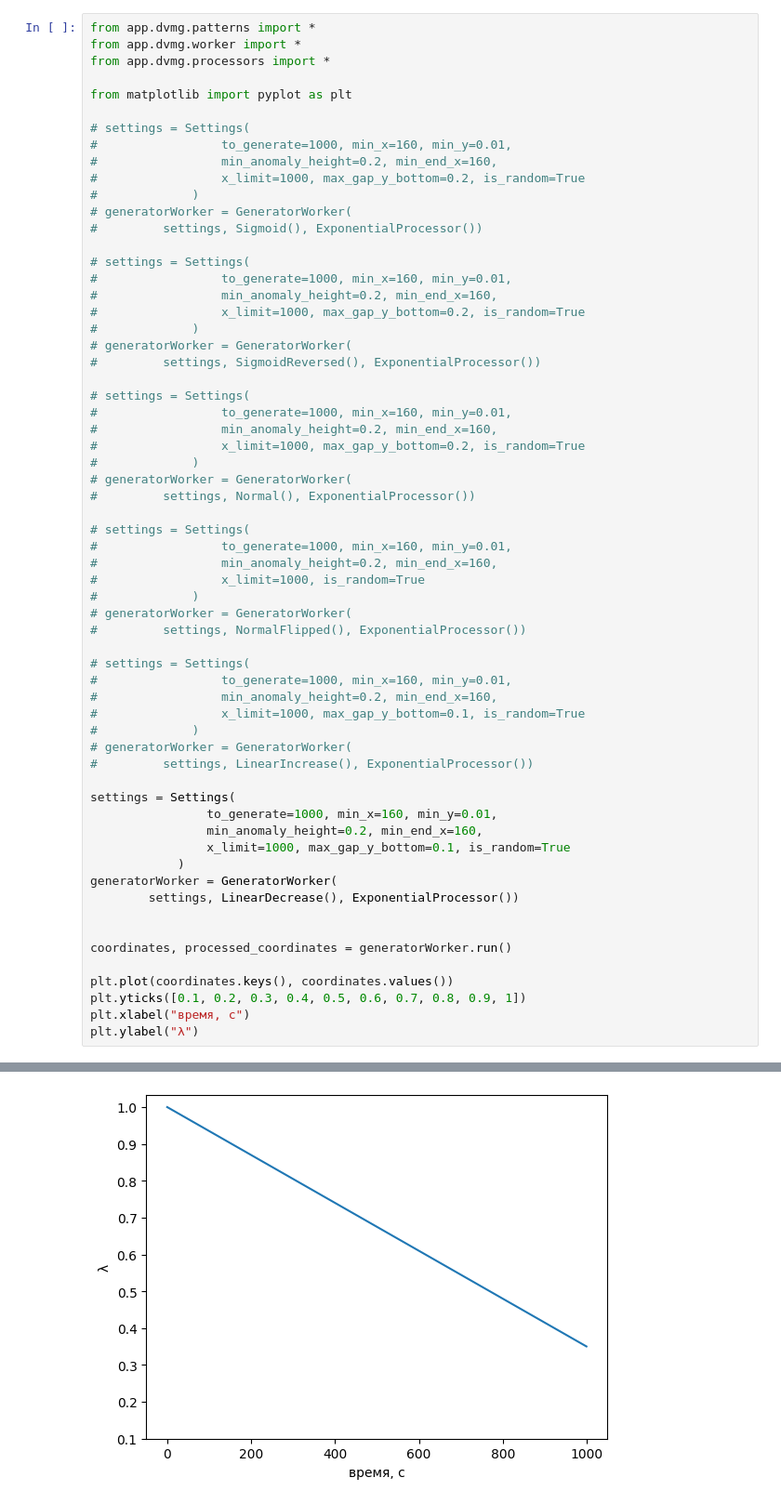
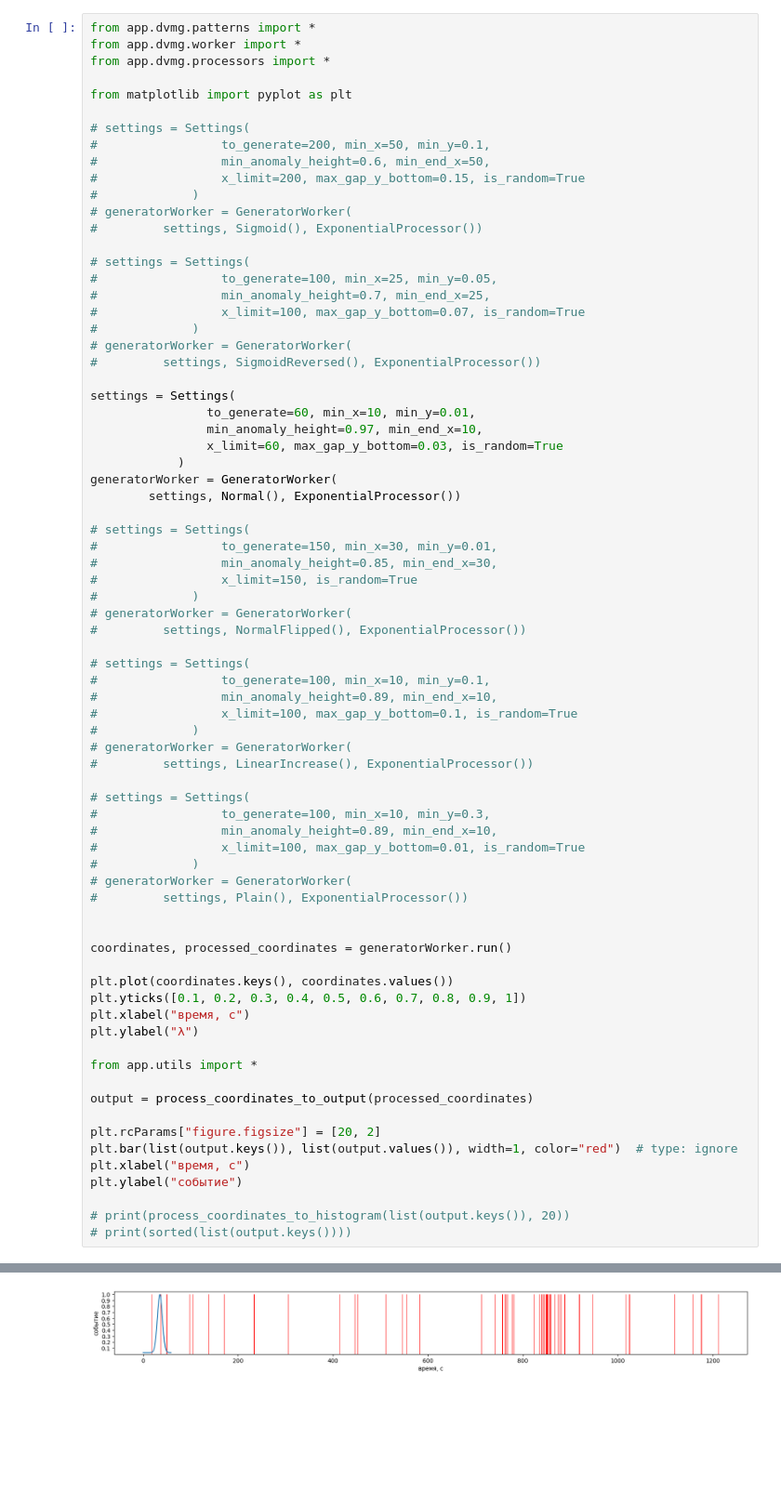
Before and after one commit to 3xiced/dvmg, a Jupyter notebook: patterns_tester.ipynb, the cells around one changed output, grey strips where cells are left out. Shown at 93% size. Saved outputs shown, nothing was run; the diff lists cells and outputs as text; blank space fills up the shorter version.

```diff
--- a/patterns_tester.ipynb
+++ b/patterns_tester.ipynb
@@ -6,52 +6,52 @@ from app.dvmg.processors import *
 from matplotlib import pyplot as plt
 
 # settings = Settings(
-#                 to_generate=1000, min_x=160, min_y=0.01,
-#                 min_anomaly_height=0.2, min_end_x=160,
-#                 x_limit=1000, max_gap_y_bottom=0.2, is_random=True
+#                 to_generate=200, min_x=50, min_y=0.1,
+#                 min_anomaly_height=0.6, min_end_x=50,
+#                 x_limit=200, max_gap_y_bottom=0.15, is_random=True
 #             )
 # generatorWorker = GeneratorWorker(
 #         settings, Sigmoid(), ExponentialProcessor())
 
 # settings = Settings(
-#                 to_generate=1000, min_x=160, min_y=0.01,
-#                 min_anomaly_height=0.2, min_end_x=160,
-#                 x_limit=1000, max_gap_y_bottom=0.2, is_random=True
+#                 to_generate=100, min_x=25, min_y=0.05,
+#                 min_anomaly_height=0.7, min_end_x=25,
+#                 x_limit=100, max_gap_y_bottom=0.07, is_random=True
 #             )
 # generatorWorker = GeneratorWorker(
 #         settings, SigmoidReversed(), ExponentialProcessor())
 
-# settings = Settings(
-#                 to_generate=1000, min_x=160, min_y=0.01,
-#                 min_anomaly_height=0.2, min_end_x=160,
-#                 x_limit=1000, max_gap_y_bottom=0.2, is_random=True
-#             )
-# generatorWorker = GeneratorWorker(
-#         settings, Normal(), ExponentialProcessor())
+settings = Settings(
+                to_generate=60, min_x=10, min_y=0.01,
+                min_anomaly_height=0.97, min_end_x=10,
+                x_limit=60, max_gap_y_bottom=0.03, is_random=True
+            )
+generatorWorker = GeneratorWorker(
+        settings, Normal(), ExponentialProcessor())
 
 # settings = Settings(
-#                 to_generate=1000, min_x=160, min_y=0.01,
-#                 min_anomaly_height=0.2, min_end_x=160,
-#                 x_limit=1000, is_random=True
+#                 to_generate=150, min_x=30, min_y=0.01,
+#                 min_anomaly_height=0.85, min_end_x=30,
+#                 x_limit=150, is_random=True
 #             )
 # generatorWorker = GeneratorWorker(
 #         settings, NormalFlipped(), ExponentialProcessor())
 
 # settings = Settings(
-#                 to_generate=1000, min_x=160, min_y=0.01,
-#                 min_anomaly_height=0.2, min_end_x=160,
-#                 x_limit=1000, max_gap_y_bottom=0.1, is_random=True
+#                 to_generate=100, min_x=10, min_y=0.1,
+#                 min_anomaly_height=0.89, min_end_x=10,
+#                 x_limit=100, max_gap_y_bottom=0.1, is_random=True
 #             )
 # generatorWorker = GeneratorWorker(
 #         settings, LinearIncrease(), ExponentialProcessor())
 
-settings = Settings(
-                to_generate=1000, min_x=160, min_y=0.01,
-                min_anomaly_height=0.2, min_end_x=160,
-                x_limit=1000, max_gap_y_bottom=0.1, is_random=True
-            )
-generatorWorker = GeneratorWorker(
-        settings, LinearDecrease(), ExponentialProcessor())
+# settings = Settings(
+#                 to_generate=100, min_x=10, min_y=0.3,
+#                 min_anomaly_height=0.89, min_end_x=10,
+#                 x_limit=100, max_gap_y_bottom=0.01, is_random=True
+#             )
+# generatorWorker = GeneratorWorker(
+#         settings, Plain(), ExponentialProcessor())
 
 
 coordinates, processed_coordinates = generatorWorker.run()
@@ -60,4 +60,16 @@ plt.plot(coordinates.keys(), coordinates.values())
 plt.yticks([0.1, 0.2, 0.3, 0.4, 0.5, 0.6, 0.7, 0.8, 0.9, 1])
 plt.xlabel("время, с")
 plt.ylabel("λ")
+
+from app.utils import *
+
+output = process_coordinates_to_output(processed_coordinates)
+
+plt.rcParams["figure.figsize"] = [20, 2]
+plt.bar(list(output.keys()), list(output.values()), width=1, color="red")  # type: ignore
+plt.xlabel("время, c")
+plt.ylabel("событие")
+
+# print(process_coordinates_to_histogram(list(output.keys()), 20))
+# print(sorted(list(output.keys())))
 # %% [output]
@@ -65 +77 @@ Text(0, 0.5, 'λ')
-[figure, old version]
+[figure, new version]
```
Also changed, not shown: parts of 1 cell of this notebook, 8 other files.
